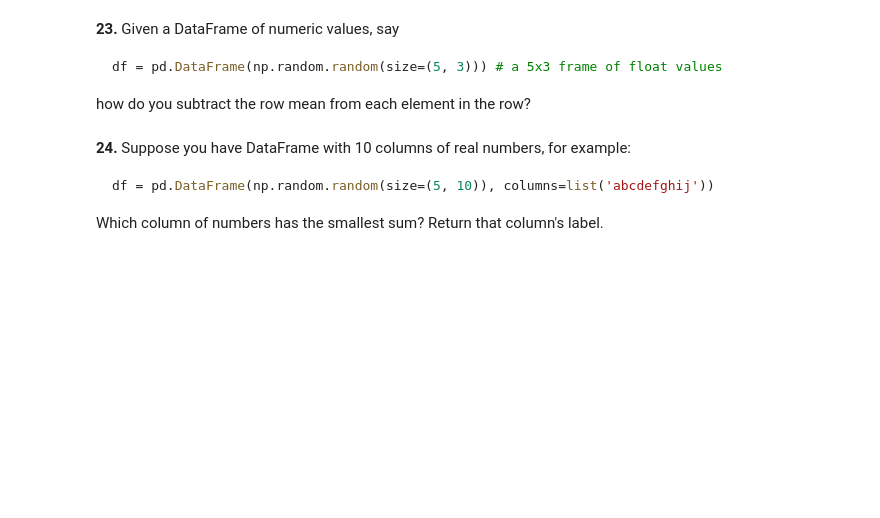
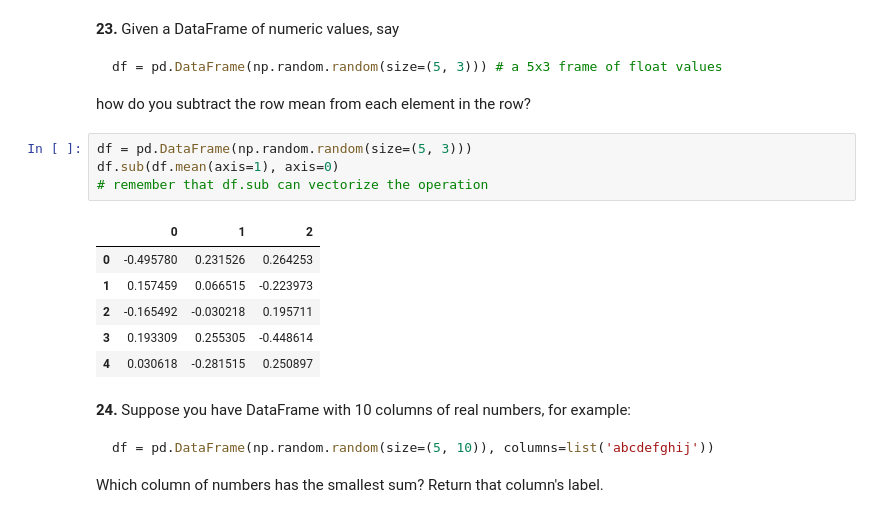
Before and after one commit to DecoderLiu/100-pandas-puzzles, a Jupyter notebook: 100-pandas-puzzles.ipynb, the cells around one changed output. Saved outputs shown, nothing was run; the diff lists cells and outputs as text; blank space fills up the shorter version.

````diff
--- a/100-pandas-puzzles.ipynb
+++ b/100-pandas-puzzles.ipynb
@@ -329,6 +343,17 @@ df = pd.DataFrame(np.random.random(size=(5, 3))) # a 5x3 frame of float values
 ```
 
 how do you subtract the row mean from each element in the row?
+# %%
+df = pd.DataFrame(np.random.random(size=(5, 3)))
+df.sub(df.mean(axis=1), axis=0)
+# remember that df.sub can vectorize the operation
+# %% [output]
+|  | 0 | 1 | 2 |
+| 0 | -0.495780 | 0.231526 | 0.264253 |
+| 1 | 0.157459 | 0.066515 | -0.223973 |
+| 2 | -0.165492 | -0.030218 | 0.195711 |
+| 3 | 0.193309 | 0.255305 | -0.448614 |
+| 4 | 0.030618 | -0.281515 | 0.250897 |
 # %% [markdown]
 **24.** Suppose you have DataFrame with 10 columns of real numbers, for example:
 
````
Also changed, not shown: parts of 9 cells of this notebook.
